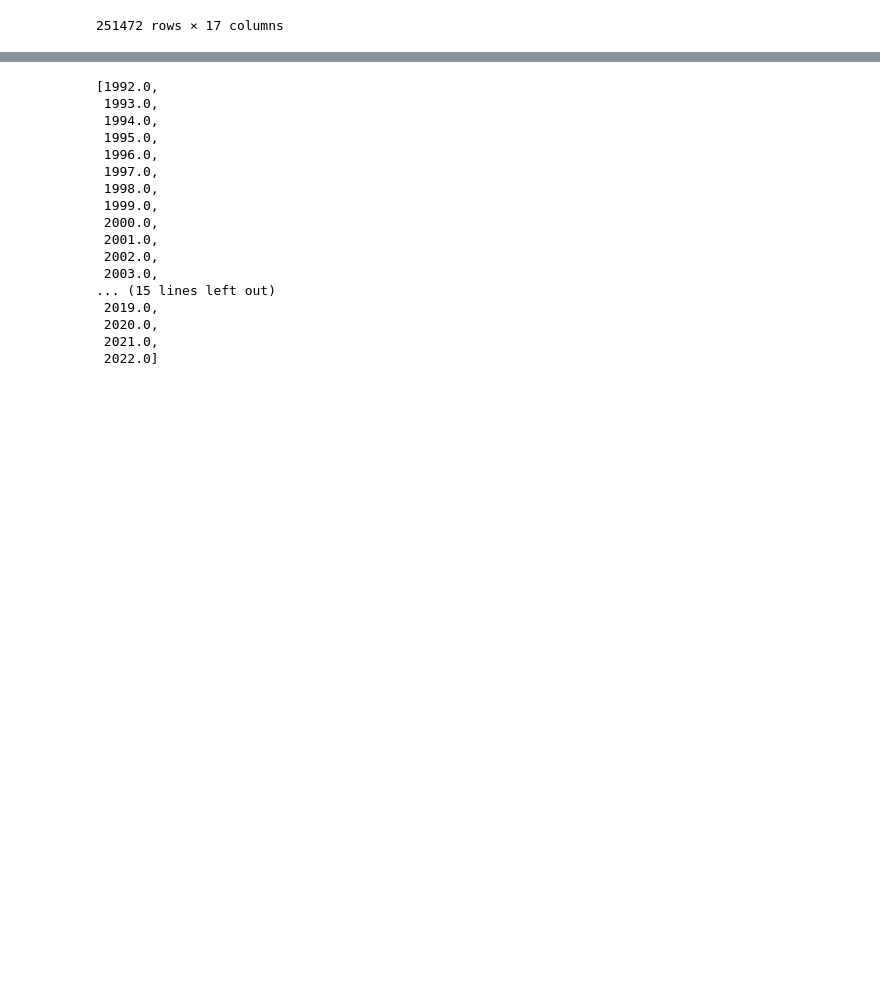
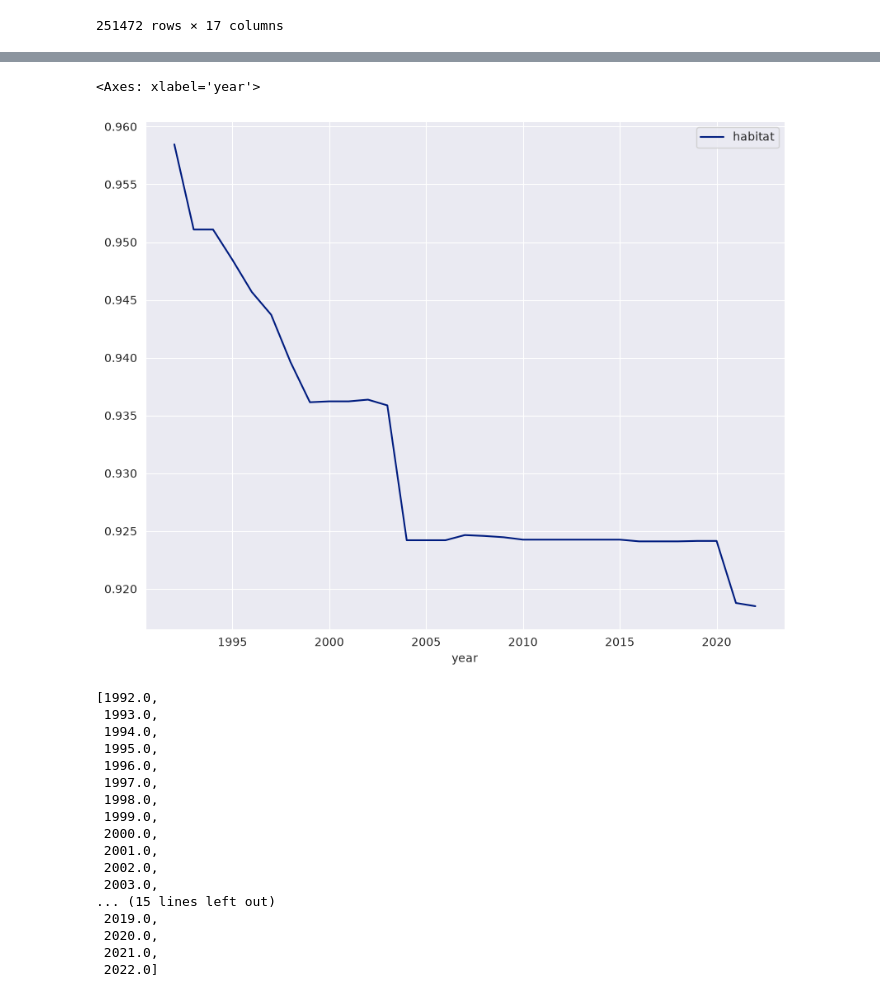
Before and after one commit to guischmitd/luh2esa, a Jupyter notebook: notebooks/02_biome_data.ipynb, the cells around one changed output, grey strips where cells are left out. Saved outputs shown, nothing was run; the diff lists cells and outputs as text; code cells hidden in the pictures; blank space fills up the shorter version.

```diff
--- a/notebooks/02_biome_data.ipynb
+++ b/notebooks/02_biome_data.ipynb
@@ -177,3 +219,9 @@ dtype: float64
+# %%
+
+plot_cell_over_time(esa_ds, cell_id=16336, bands='habitat')
+# %% [output]
+<Axes: xlabel='year'>
+[figure, added]
 # %%
 common_years = sorted(list(set(luh['year']).intersection(set(esa['year']))))
 common_years
```
Also changed, not shown: parts of 33 cells of this notebook, 6 other files.
